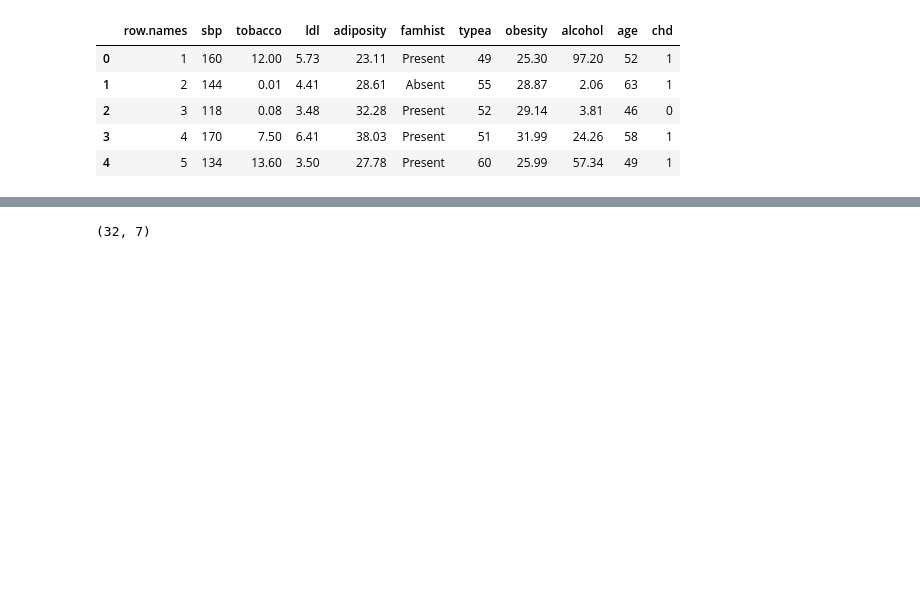
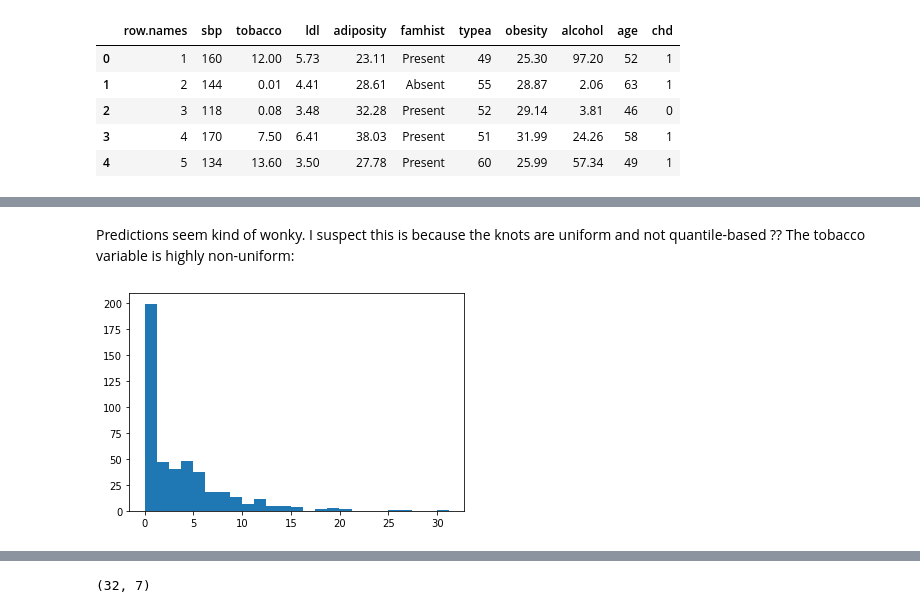
Before and after one commit to bbolker/stat790, a Jupyter notebook: code/logistic_predvar.ipynb, the cells around one changed output, grey strips where cells are left out. Cells and saved outputs as stored; diff of their text form; code cells hidden in the pictures; blank space fills up the shorter version.

```diff
--- a/code/logistic_predvar.ipynb
+++ b/code/logistic_predvar.ipynb
@@ -37,0 +42,6 @@ y_pred = model.predict_proba(xrange[:,np.newaxis])
+# %% [markdown]
+Predictions seem kind of wonky.  I suspect this is because the knots are uniform and not quantile-based ?? The tobacco variable is highly non-uniform:
+# %%
+plt.hist(dd.tobacco, bins = 25);
+# %% [output]
+[figure, added]
```
Also changed, not shown: parts of 8 cells of this notebook, 1 other file.
